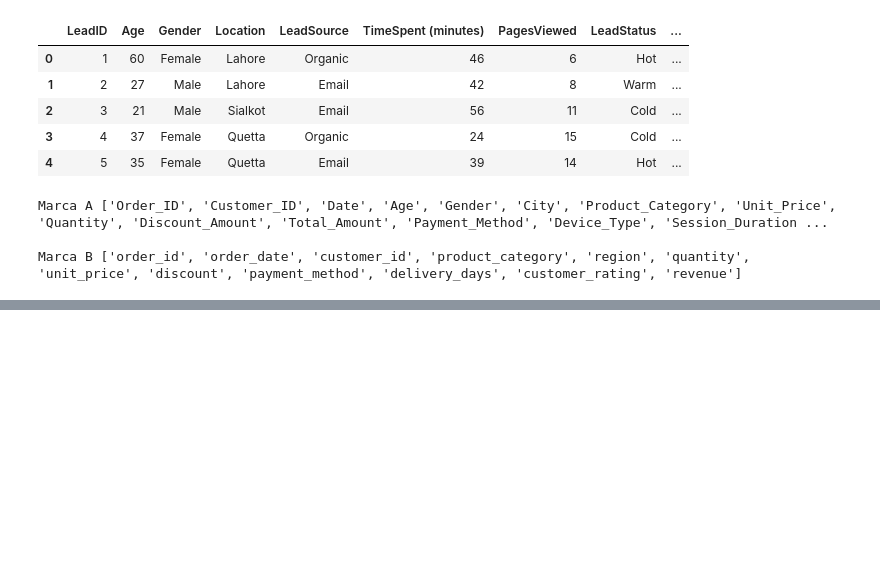
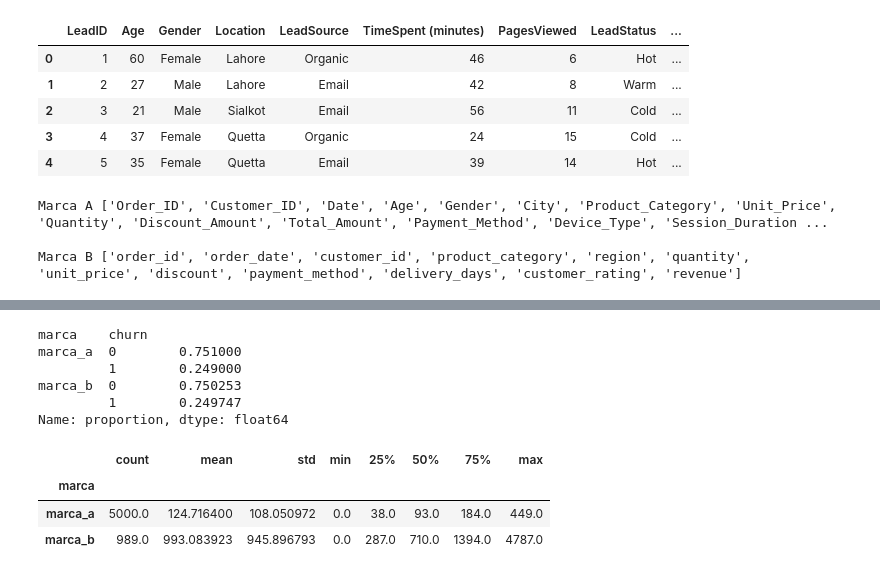
Before and after one commit to MatheusAlvesCavalcante/projeto-CRM-B2B, a Jupyter notebook: notebooks/01_exploracao.ipynb, the cells around one changed output, grey strips where cells are left out. Drawn from its saved outputs; the diff is of its cells as text; code cells hidden in the pictures; blank space fills up the shorter version.

```diff
--- a/notebooks/01_exploracao.ipynb
+++ b/notebooks/01_exploracao.ipynb
@@ -75,0 +135,23 @@ TypeError: 'method' object is not subscriptable
+# %%
+LIMITE_PERCENTIL = 0.75
+
+por_cliente["limite_churn_dias"] = por_cliente.groupby("marca")["dias_desde_ultima_compra"].transform(
+    lambda x: x.quantile(LIMITE_PERCENTIL)
+)
+por_cliente["churn"] = (por_cliente["dias_desde_ultima_compra"] > por_cliente["limite_churn_dias"]).astype(int)
+
+por_cliente.groupby("marca")["churn"].value_counts(normalize=True)
+# %% [output]
+marca    churn
+marca_a  0        0.751000
+         1        0.249000
+marca_b  0        0.750253
+         1        0.249747
+Name: proportion, dtype: float64
+# %%
+por_cliente.groupby("marca")["dias_desde_ultima_compra"].describe()
+# %% [output]
+|  | count | mean | std | min | 25% | 50% | 75% | max |
+| marca |  |  |  |  |  |  |  |  |
+| marca_a | 5000.0 | 124.716400 | 108.050972 | 0.0 | 38.0 | 93.0 | 184.0 | 449.0 |
+| marca_b | 989.0 | 993.083923 | 945.896793 | 0.0 | 287.0 | 710.0 | 1394.0 | 4787.0 |
```
Also changed, not shown: parts of 5 cells of this notebook, 3 other files.
